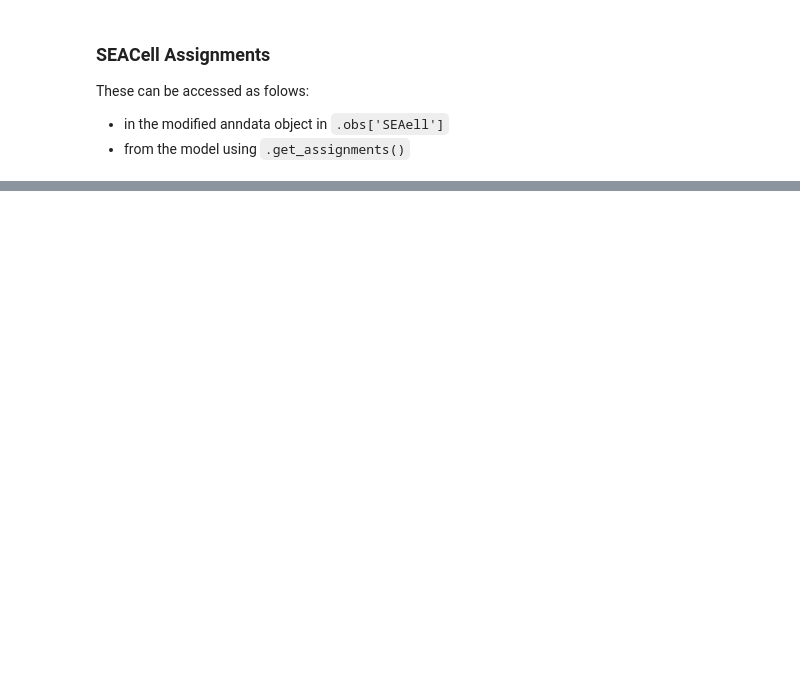
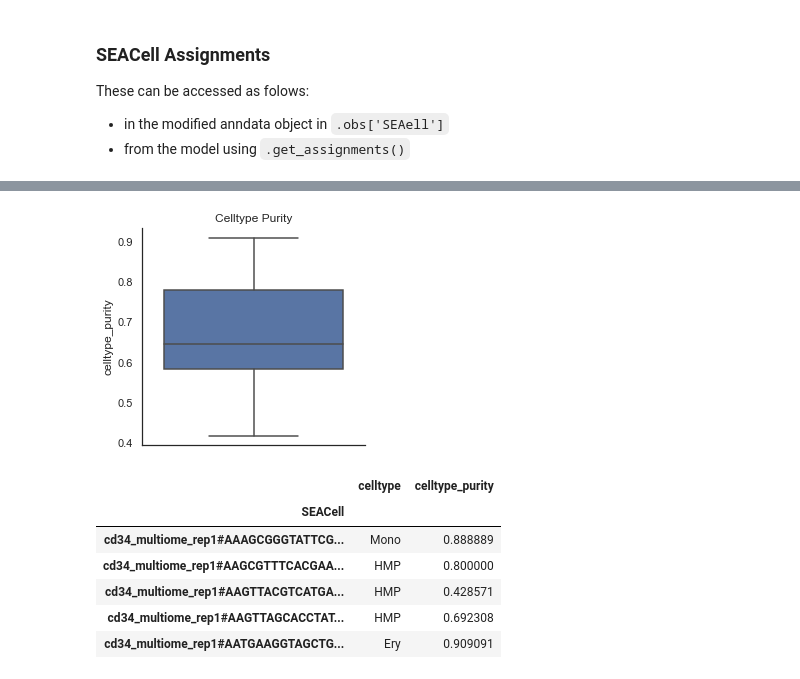
Before and after one commit to dpeerlab/SEACells, a Jupyter notebook: notebooks/example_notebook.ipynb, the cells around one changed output, grey strips where cells are left out. Saved outputs shown, nothing was run; the diff lists cells and outputs as text; code cells hidden in the pictures; blank space fills up the shorter version.

```diff
--- a/notebooks/example_notebook.ipynb
+++ b/notebooks/example_notebook.ipynb
@@ -233,8 +206,20 @@ within_mc_entropy.head()
 # %%
+SEACell_purity = evaluate.compute_celltype_purity(ad, 'celltype')
 
 plt.figure(figsize=(4,4))
-sns.boxplot(data=within_mc_entropy, y='entropy')
-plt.title('Within-Metacell Celltype Entropy')
+sns.boxplot(data=SEACell_purity, y='celltype_purity')
+plt.title('Celltype Purity')
 sns.despine()
 plt.show()
 plt.close()
+
+SEACell_purity.head()
+# %% [output]
+[figure, added]
+|  | celltype | celltype_purity |
+| SEACell |  |  |
+| cd34_multiome_rep1#AAAGCGGGTATTCG... | Mono | 0.888889 |
+| cd34_multiome_rep1#AAGCGTTTCACGAA... | HMP | 0.800000 |
+| cd34_multiome_rep1#AAGTTACGTCATGA... | HMP | 0.428571 |
+| cd34_multiome_rep1#AAGTTAGCACCTAT... | HMP | 0.692308 |
+| cd34_multiome_rep1#AATGAAGGTAGCTG... | Ery | 0.909091 |
```
Also changed, not shown: parts of 26 cells of this notebook, 3 other files.
